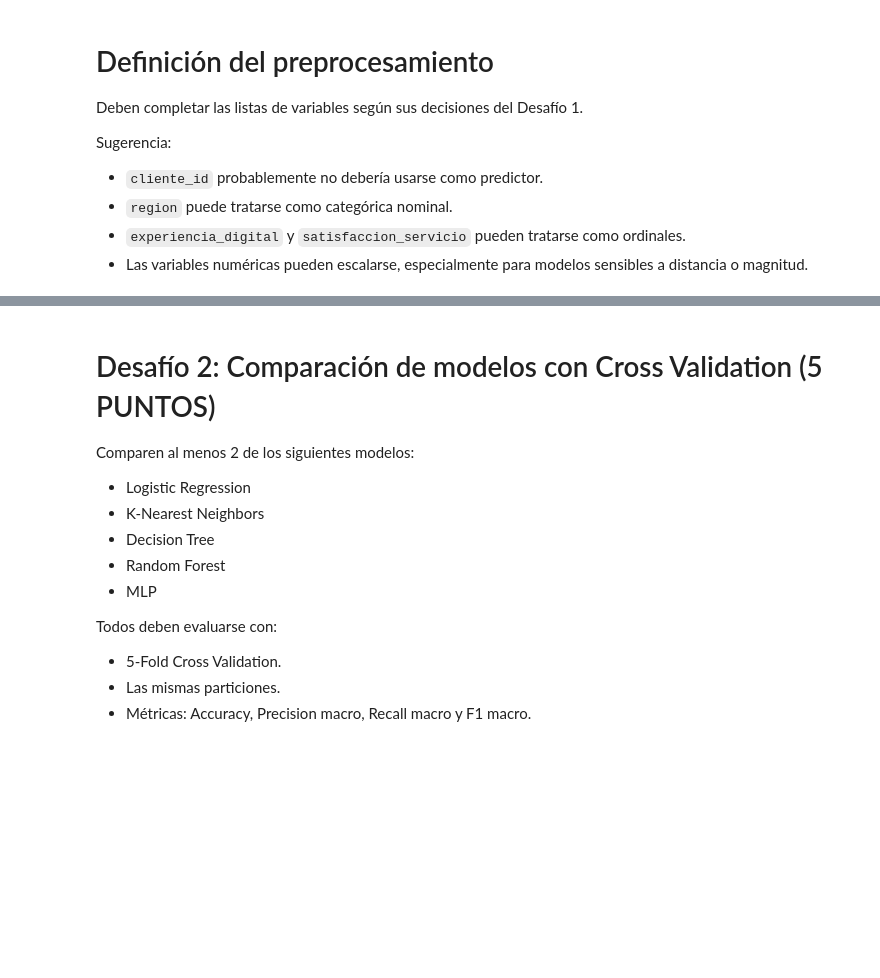
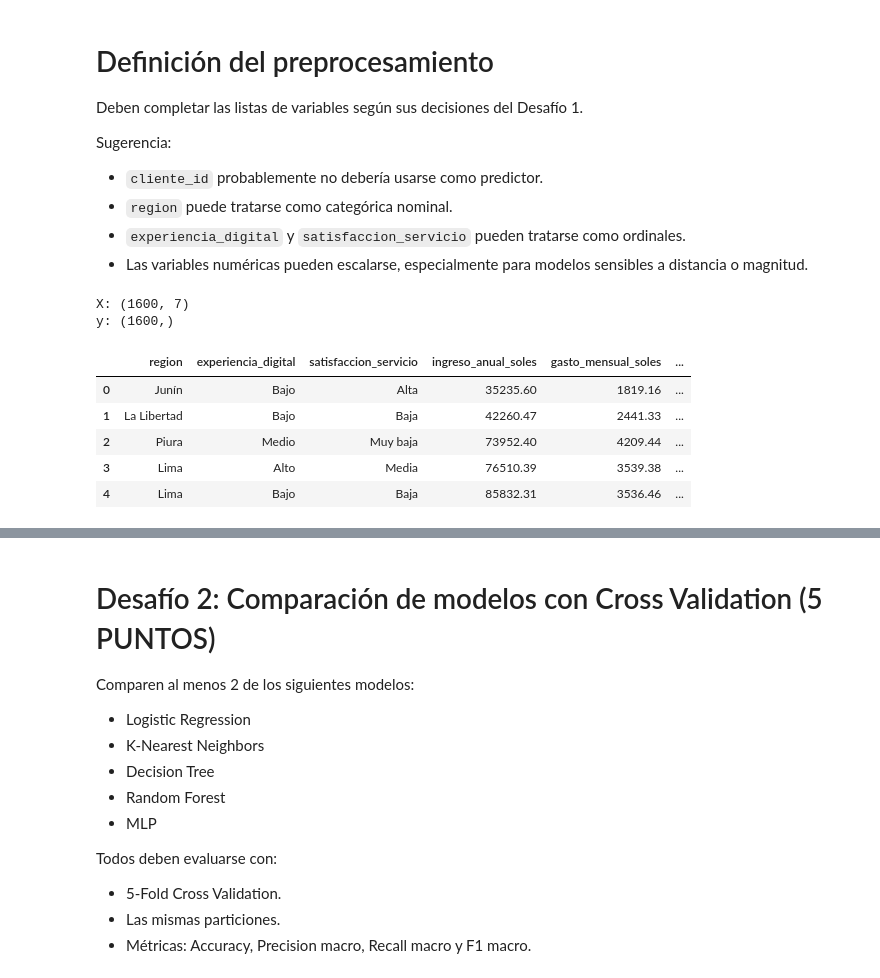
Before and after one commit to nico-0107/LaboratorioFinal-IA, a Jupyter notebook: laboratorio_final_ia.ipynb, the cells around one changed output, grey strips where cells are left out. Drawn from its saved outputs; the diff is of its cells as text; code cells hidden in the pictures; blank space fills up the shorter version.

Commit message:
Desafío 1

```diff
--- a/laboratorio_final_ia.ipynb
+++ b/laboratorio_final_ia.ipynb
@@ -221,5 +226,31 @@ Sugerencia:
 - `experiencia_digital` y `satisfaccion_servicio` pueden tratarse como ordinales.
 - Las variables numéricas pueden escalarse, especialmente para modelos sensibles a distancia o magnitud.
 # %%
-# TODO: Definir columnas según el análisis realizado
+# Definimos las columnas según el análisis del Desafío 1
+
+id_col = "cliente_id"
+target_col = "clase"
+
+nominal_cols = ["region"]
+ordinal_cols = ["experiencia_digital", "satisfaccion_servicio"]
+numeric_cols = ["ingreso_anual_soles", "gasto_mensual_soles", "ratio_deuda", "indice_ahorro"]
+
+orden_experiencia_digital = ["Bajo", "Medio", "Alto", "Muy alto"]
+orden_satisfaccion_servicio = ["Muy baja", "Baja", "Media", "Alta", "Muy alta"]
+
+X = df.drop(columns=[id_col, target_col])
+y = df[target_col]
+
+print("X:", X.shape)
+print("y:", y.shape)
+X.head()
+# %% [output]
+X: (1600, 7)
+y: (1600,)
+|  | region | experiencia_digital | satisfaccion_servicio | ingreso_anual_soles | gasto_mensual_soles | ... |
+| 0 | Junín | Bajo | Alta | 35235.60 | 1819.16 | ... |
+| 1 | La Libertad | Bajo | Baja | 42260.47 | 2441.33 | ... |
+| 2 | Piura | Medio | Muy baja | 73952.40 | 4209.44 | ... |
+| 3 | Lima | Alto | Media | 76510.39 | 3539.38 | ... |
+| 4 | Lima | Bajo | Baja | 85832.31 | 3536.46 | ... |
 # %%
```
Also changed, not shown: parts of 3 cells of this notebook.
